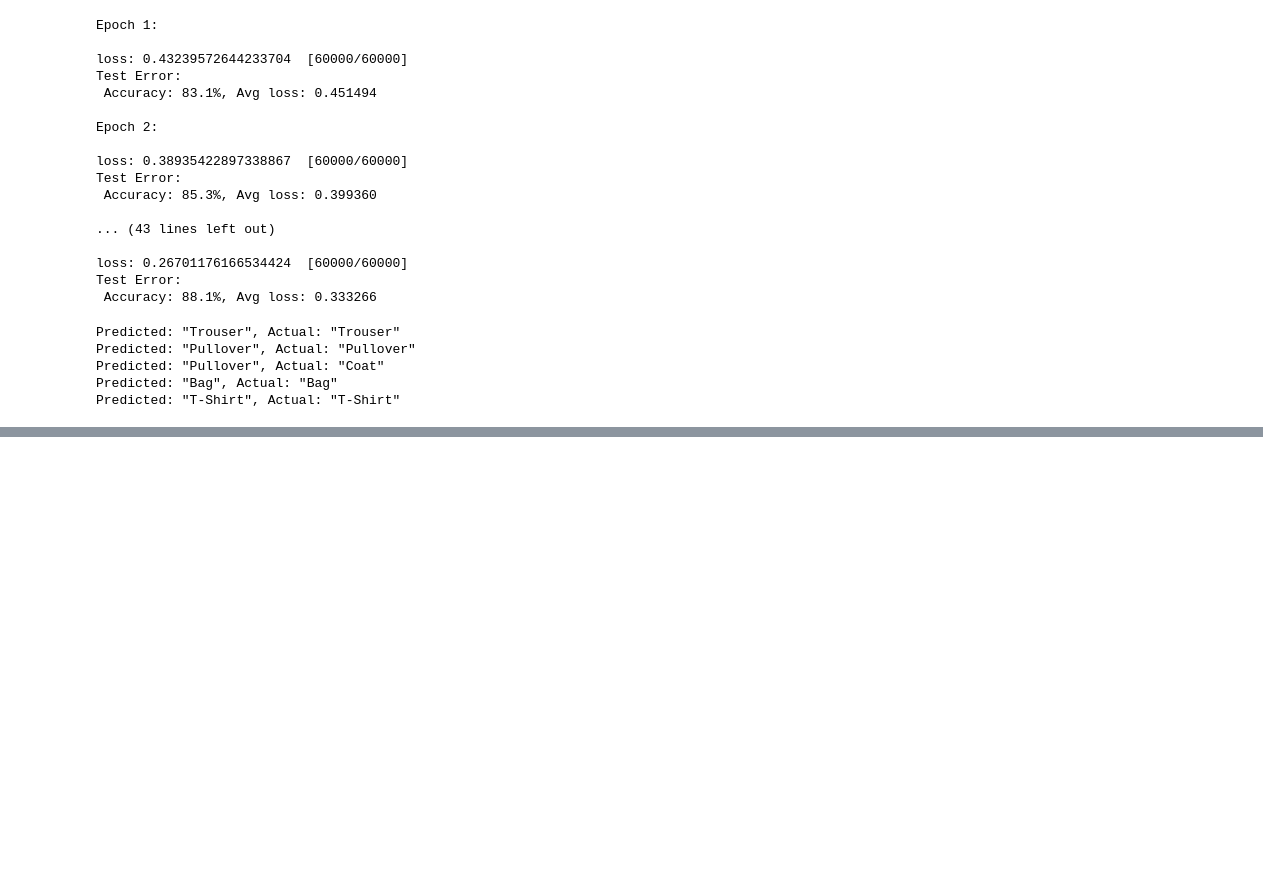
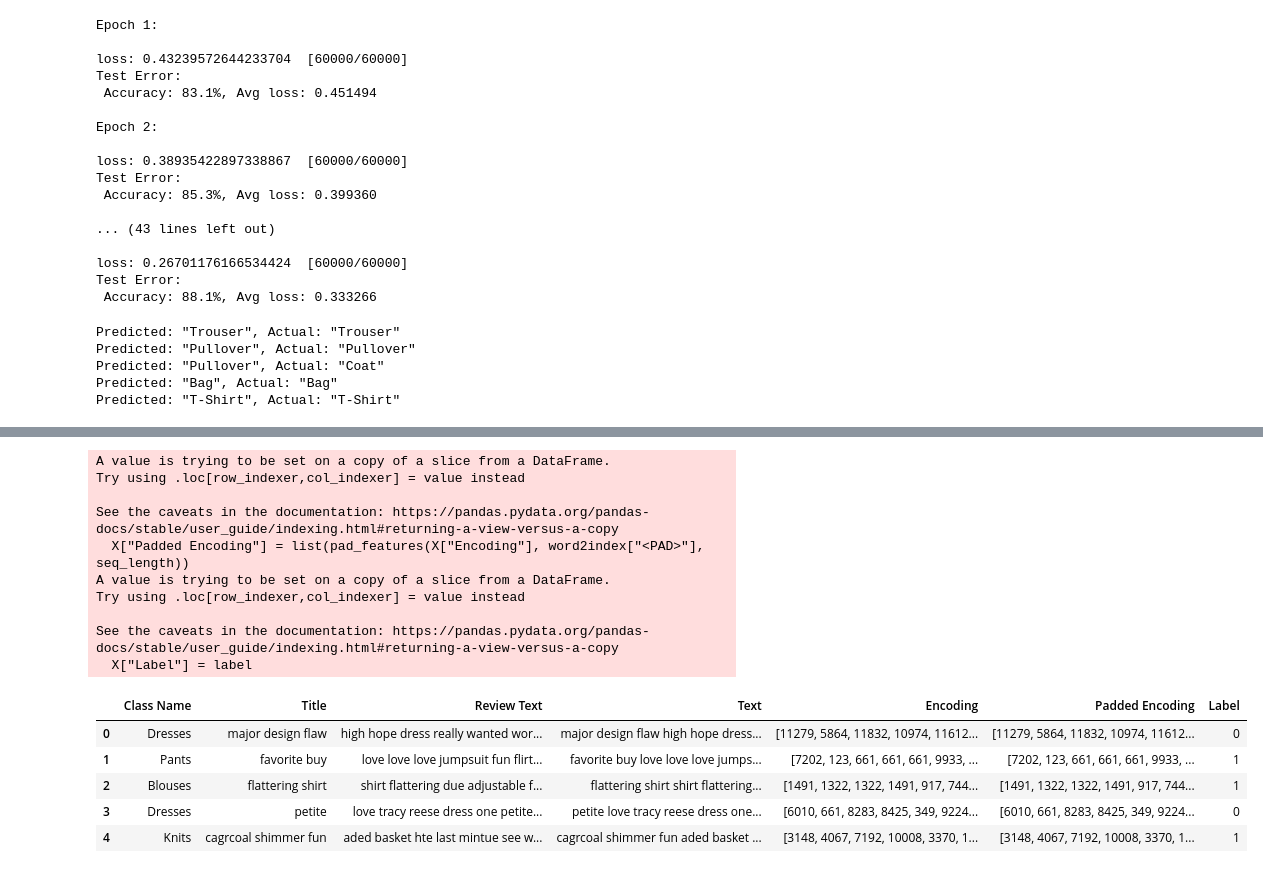
Before and after one commit to swayam279/AppStoneLab-AI-Intern, a Jupyter notebook: Pytorch/pytorch.ipynb, the cells around one changed output, grey strips where cells are left out. Drawn from its saved outputs; the diff is of its cells as text; code cells hidden in the pictures; blank space fills up the shorter version.

```diff
--- a/Pytorch/pytorch.ipynb
+++ b/Pytorch/pytorch.ipynb
@@ -597,0 +927,6 @@ RuntimeError: mat1 and mat2 shapes cannot be multiplied (60x2304 and 1024x512)
+# %%
+epoch=25
+for i in range(epoch):
+    print(f"Epoch {i+1}:")
+    training(train_dataloader, model, loss_fn, optimizer)
+    testing(test_dataloader, model, loss_fn)
@@ -597,0 +991,11 @@ RuntimeError: mat1 and mat2 shapes cannot be multiplied (60x2304 and 1024x512)
+# %%
+def filter_score(rating):
+    return int(rating > 3)
+
+select_cols=["Class Name", "Title", "Review Text"]
+
+X=df[select_cols]
+y=df['Rating']
+y=y.apply(filter_score)
+# X.shape, y.shape
+# X.head()
@@ -597,0 +1048,14 @@ RuntimeError: mat1 and mat2 shapes cannot be multiplied (60x2304 and 1024x512)
+# %%
+vocab = set()
+for text in X["Text"]:
+    vocab.update(text.split())
+
+vocab = ["<PAD>", "<UNK>"] + list(vocab)
+
+word2index = {word: idx for idx, word in enumerate(vocab)}
+index2word = {idx: word for word, idx in word2index.items()}
+
+
+X["Encoding"] = X["Text"].apply( lambda t: [word2index.get(w, word2index["<UNK>"]) for w in t.split()])
+
+# X.head()
@@ -597,0 +1068,30 @@ RuntimeError: mat1 and mat2 shapes cannot be multiplied (60x2304 and 1024x512)
+# %%
+def pad_features(reviews, pad_id, seq_length=128):
+    features = np.full((len(reviews), seq_length), pad_id, dtype=int)
+    for i, row in enumerate(reviews):
+        features[i, :len(row)] = np.array(row)[:seq_length]
+    return features
+
+seq_length = 128
+X["Padded Encoding"] = list(pad_features(X["Encoding"], word2index["<PAD>"], seq_length))
+
+label= y.to_numpy()
+X["Label"] = label
+X.head()
+# %% [output]
+A value is trying to be set on a copy of a slice from a DataFrame.
+Try using .loc[row_indexer,col_indexer] = value instead
+
+See the caveats in the documentation: https://pandas.pydata.org/pandas-docs/stable/user_guide/indexing.html#returning-a-view-versus-a-copy
+  X["Padded Encoding"] = list(pad_features(X["Encoding"], word2index["<PAD>"], seq_length))
+A value is trying to be set on a copy of a slice from a DataFrame.
+Try using .loc[row_indexer,col_indexer] = value instead
+
+See the caveats in the documentation: https://pandas.pydata.org/pandas-docs/stable/user_guide/indexing.html#returning-a-view-versus-a-copy
+  X["Label"] = label
+|  | Class Name | Title | Review Text | Text | Encoding | Padded Encoding | Label |
+| 0 | Dresses | major design flaw | high hope dress really wanted wor... | major design flaw high hope dress... | [11279, 5864, 11832, 10974, 11612... | [11279, 5864, 11832, 10974, 11612... | 0 |
+| 1 | Pants | favorite buy | love love love jumpsuit fun flirt... | favorite buy love love love jumps... | [7202, 123, 661, 661, 661, 9933, ... | [7202, 123, 661, 661, 661, 9933, ... | 1 |
+| 2 | Blouses | flattering shirt | shirt flattering due adjustable f... | flattering shirt shirt flattering... | [1491, 1322, 1322, 1491, 917, 744... | [1491, 1322, 1322, 1491, 917, 744... | 1 |
+| 3 | Dresses | petite | love tracy reese dress one petite... | petite love tracy reese dress one... | [6010, 661, 8283, 8425, 349, 9224... | [6010, 661, 8283, 8425, 349, 9224... | 0 |
+| 4 | Knits | cagrcoal shimmer fun | aded basket hte last mintue see w... | cagrcoal shimmer fun aded basket ... | [3148, 4067, 7192, 10008, 3370, 1... | [3148, 4067, 7192, 10008, 3370, 1... | 1 |
```
Also changed, not shown: parts of 34 cells of this notebook.
